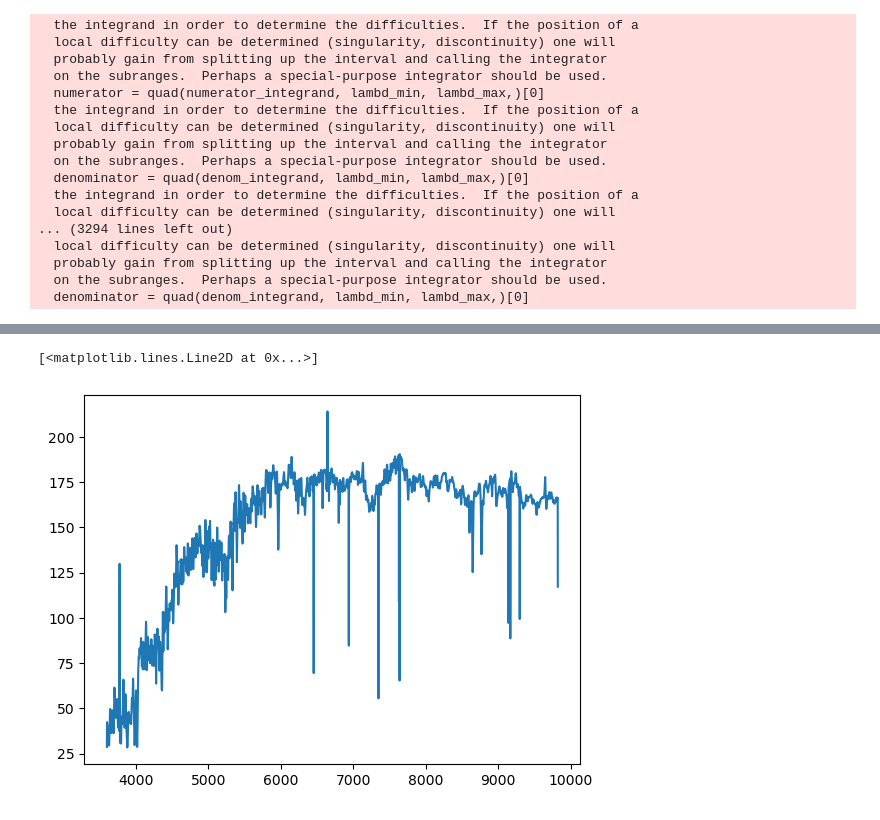
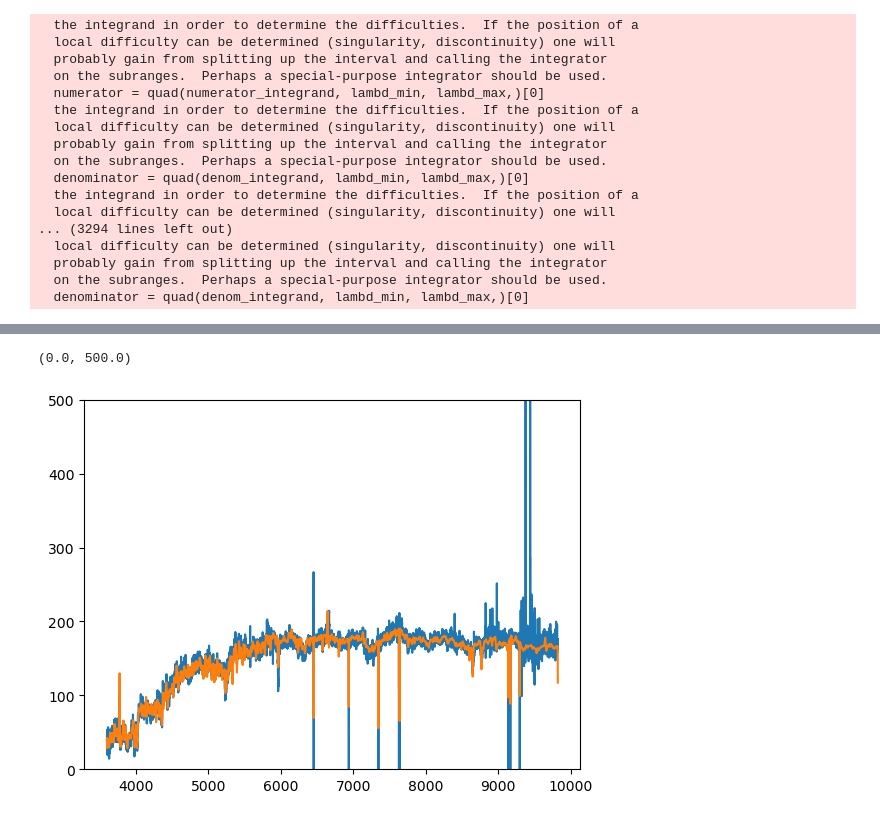
Before and after one commit to AutumnPearce/galaxies2025, a Jupyter notebook: hw2.ipynb, the cells around one changed output, grey strips where cells are left out. Drawn from its saved outputs; the diff is of its cells as text; code cells hidden in the pictures.

```diff
--- a/hw2.ipynb
+++ b/hw2.ipynb
@@ -330,5 +330,8 @@ plt.legend()
-# %%
-plt.plot(ep_gxy['lambd'], ep_gxy['model'] - ep_gxy['f_lambd'])
-# %% [output]
-[<matplotlib.lines.Line2D at 0x...>]
-[figure, removed]
+# %%
+plt.plot(ep_gxy['lambd'], ep_gxy['f_lambd']*1e17)
+plt.plot(ep_gxy['lambd'], ep_gxy['model'])
+# plt.xlim((4000,9000))
+plt.ylim((0,500))
+# %% [output]
+(0.0, 500.0)
+[figure, added]
```
Also changed, not shown: parts of 3 cells of this notebook.
